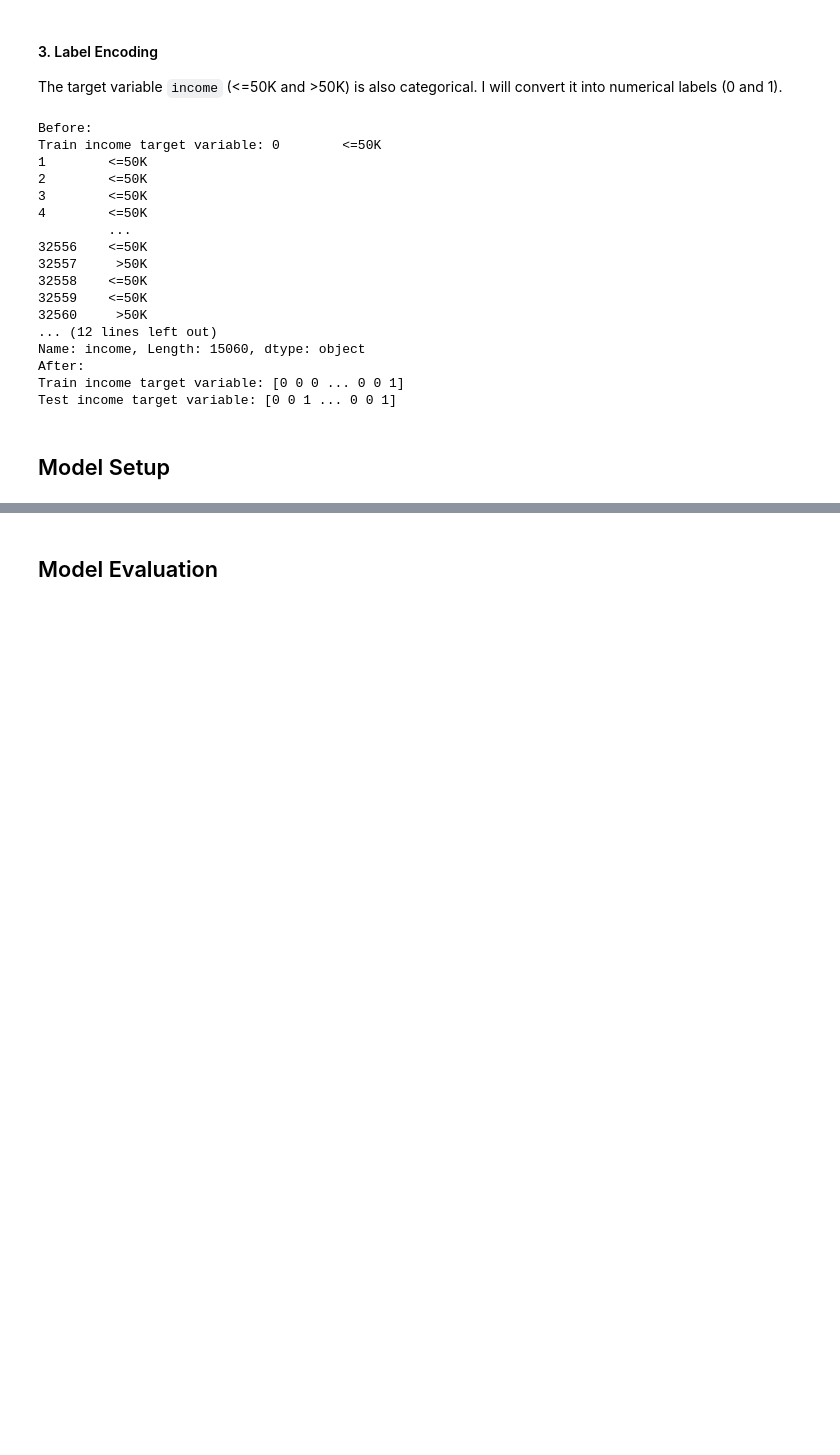
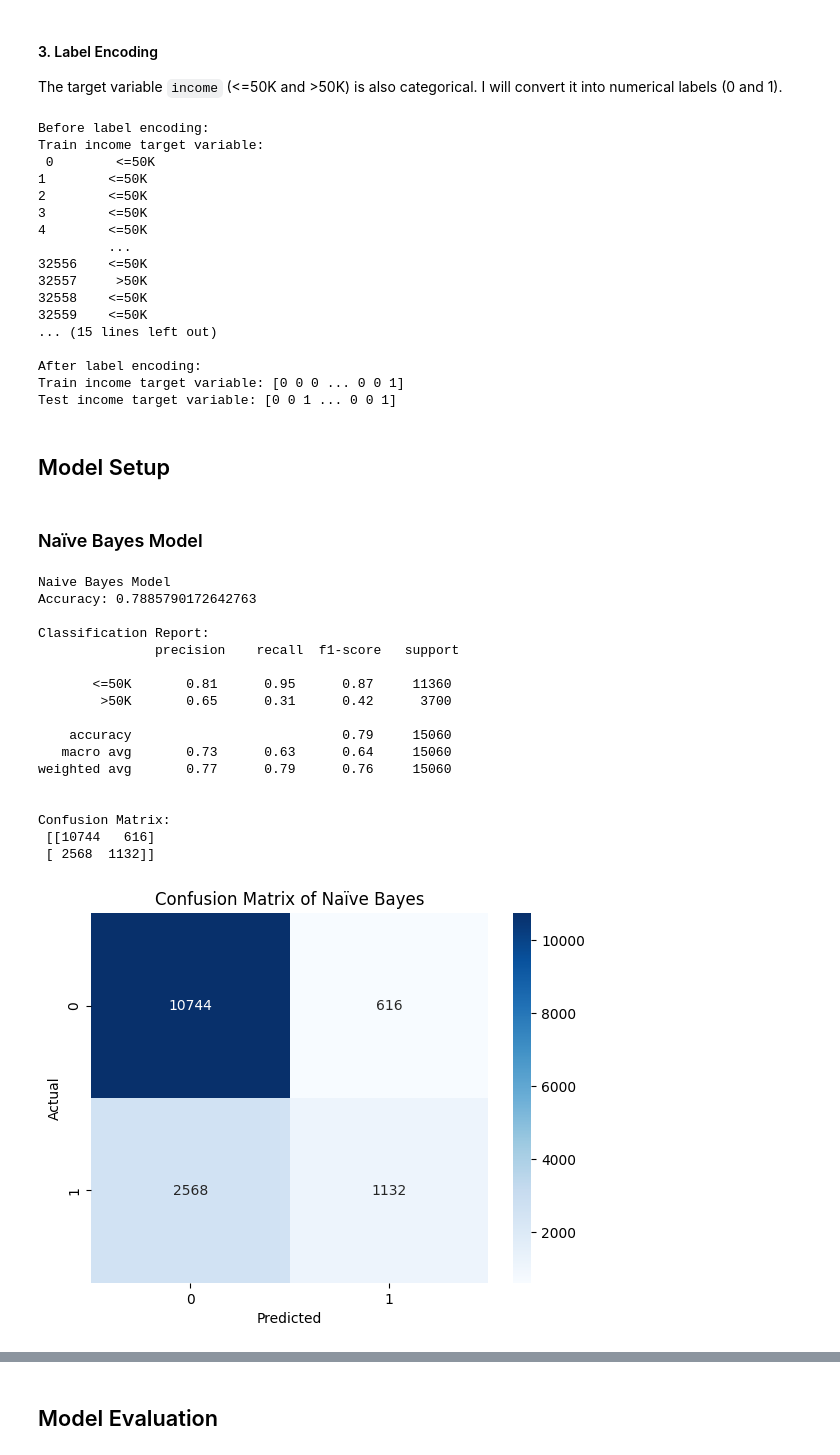
Before and after one commit to roshaniayu/IN6227-Data-Mining-Assignments, a Jupyter notebook: Assignment 1/Assignment1_Roshani Ayu Pranasti_G2504973A.ipynb, the cells around one changed output, grey strips where cells are left out. Drawn from its saved outputs; the diff is of its cells as text; code cells hidden in the pictures; blank space fills up the shorter version.

Commit message:
Setup nb and knn models

```diff
--- a/Assignment 1/Assignment1_Roshani Ayu Pranasti_G2504973A.ipynb
+++ b/Assignment 1/Assignment1_Roshani Ayu Pranasti_G2504973A.ipynb
@@ -451,20 +455,21 @@ Test dataset:
 The target variable `income` (<=50K and >50K) is also categorical. I will convert it into numerical labels (0 and 1).
 # %%
 print("Before label encoding:")
-print("Train income target variable:", y_train_dataset)
-print("Test income target variable:", y_test_dataset)
+print("Train income target variable:\n", y_train_data)
+print("Test income target variable:\n", y_test_data)
 
 # Encode target variable
 le = LabelEncoder()
-y_train_dataset = le.fit_transform(y_train_dataset)
-y_test_dataset = le.transform(y_test_dataset)
+y_train_data = le.fit_transform(y_train_data)
+y_test_data = le.transform(y_test_data)
 
-print("After label encoding:")
-print("Train income target variable:", y_train_dataset)
-print("Test income target variable:", y_test_dataset)
+print("\nAfter label encoding:")
+print("Train income target variable:", y_train_data)
+print("Test income target variable:", y_test_data)
 # %% [output]
-Before:
-Train income target variable: 0        <=50K
+Before label encoding:
+Train income target variable:
+ 0        <=50K
 1        <=50K
 2        <=50K
 3        <=50K
@@ -474,11 +479,49 @@ Train income target variable: 0        <=50K
 32557     >50K
 32558    <=50K
 32559    <=50K
-32560     >50K
-... (12 lines left out)
-Name: income, Length: 15060, dtype: object
-After:
+... (15 lines left out)
+
+After label encoding:
 Train income target variable: [0 0 0 ... 0 0 1]
 Test income target variable: [0 0 1 ... 0 0 1]
 # %% [markdown]
 ## Model Setup
+# %% [markdown]
+### Naïve Bayes Model
+# %%
+# Initialize and train the model
+nb_model = GaussianNB()
+nb_model.fit(X_train_data, y_train_data)
+nb_predictions = nb_model.predict(X_test_data)
+
+# Evaluate the model
+print("Naive Bayes Model")
+print("Accuracy:", accuracy_score(y_test_data, nb_predictions))
+print("\nClassification Report:\n", classification_report(y_test_data, nb_predictions, target_names=["<=50K", ">50K"]))
+
+nb_confusion_matrix = confusion_matrix(y_test_data, nb_predictions)
+print("\nConfusion Matrix:\n", nb_confusion_matrix)
+plt.title("Confusion Matrix of Naïve Bayes")
+sns.heatmap(nb_confusion_matrix, annot=True, cmap=plt.cm.Blues, fmt="d")
+plt.xlabel('Predicted')
+plt.ylabel('Actual')
+plt.show()
+# %% [output]
+Naive Bayes Model
+Accuracy: 0.7885790172642763
+
+Classification Report:
+               precision    recall  f1-score   support
+
+       <=50K       0.81      0.95      0.87     11360
+        >50K       0.65      0.31      0.42      3700
+
+    accuracy                           0.79     15060
+   macro avg       0.73      0.63      0.64     15060
+weighted avg       0.77      0.79      0.76     15060
+
+
+Confusion Matrix:
+ [[10744   616]
+ [ 2568  1132]]
+[figure, added]
```
Also changed, not shown: parts of 13 cells of this notebook.
